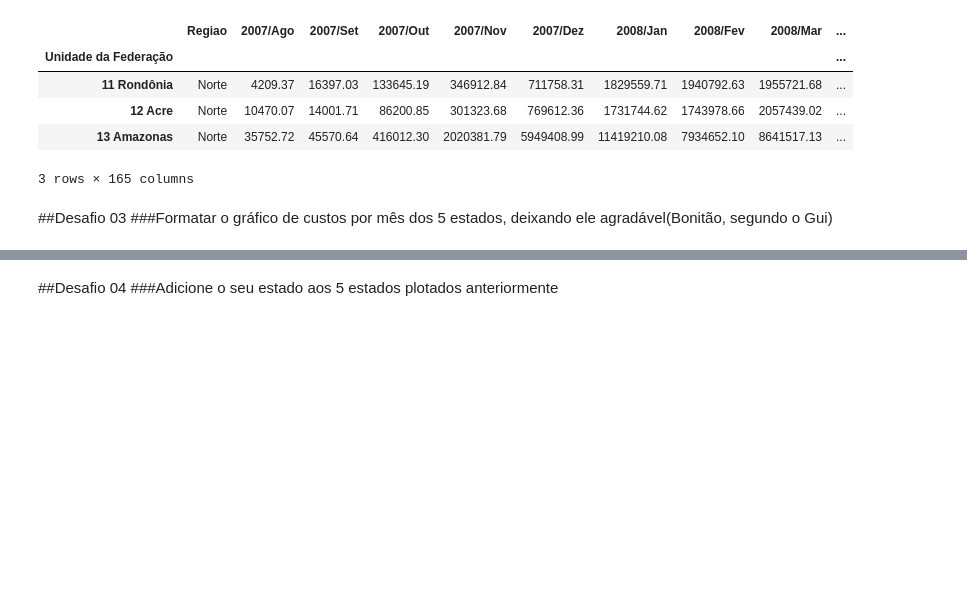
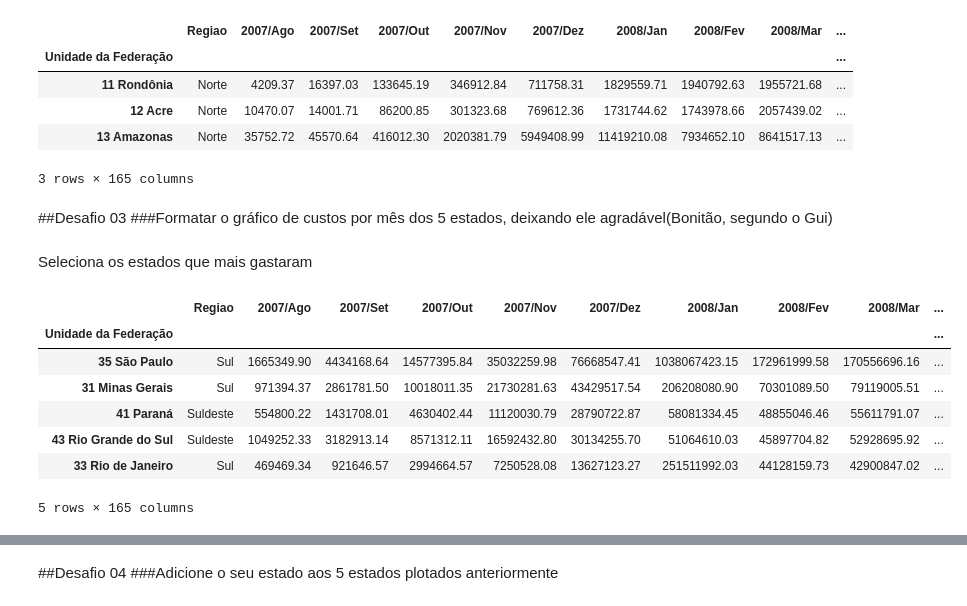
Before and after one commit to BrSiqueira/Bootcamp-DataScience, a Jupyter notebook: Modulo01/Modulo01_Aula_03_Desafio.ipynb, the cells around one changed output, grey strips where cells are left out. Drawn from its saved outputs; the diff is of its cells as text; code cells hidden in the pictures; blank space fills up the shorter version.

```diff
--- a/Modulo01/Modulo01_Aula_03_Desafio.ipynb
+++ b/Modulo01/Modulo01_Aula_03_Desafio.ipynb
@@ -367,4 +367,21 @@ usaveis.head(3)
 # %% [markdown]
 ##Desafio 03
 ###Formatar o gráfico de custos por mês dos 5 estados, deixando ele agradável(Bonitão, segundo o Gui)
+# %% [markdown]
+Seleciona os estados que mais gastaram
+# %%
+ordenado_total = usaveis
+ordenado_total["Total"] = ordenado_total.sum(axis=1).copy()
+ordenado_total = ordenado_total.sort_values("Total", ascending=False)
+ordenado_total = ordenado_total.drop("Total", axis=1)
+ordenado_total.head(5)
+# %% [output]
+|  | Regiao | 2007/Ago | 2007/Set | 2007/Out | 2007/Nov | 2007/Dez | 2008/Jan | 2008/Fev | 2008/Mar | ... |
+| Unidade da Federação |  |  |  |  |  |  |  |  |  | ... |
+| 35 São Paulo | Sul | 1665349.90 | 4434168.64 | 14577395.84 | 35032259.98 | 76668547.41 | 1038067423.15 | 172961999.58 | 170556696.16 | ... |
+| 31 Minas Gerais | Sul | 971394.37 | 2861781.50 | 10018011.35 | 21730281.63 | 43429517.54 | 206208080.90 | 70301089.50 | 79119005.51 | ... |
+| 41 Paraná | Suldeste | 554800.22 | 1431708.01 | 4630402.44 | 11120030.79 | 28790722.87 | 58081334.45 | 48855046.46 | 55611791.07 | ... |
+| 43 Rio Grande do Sul | Suldeste | 1049252.33 | 3182913.14 | 8571312.11 | 16592432.80 | 30134255.70 | 51064610.03 | 45897704.82 | 52928695.92 | ... |
+| 33 Rio de Janeiro | Sul | 469469.34 | 921646.57 | 2994664.57 | 7250528.08 | 13627123.27 | 251511992.03 | 44128159.73 | 42900847.02 | ... |
+5 rows × 165 columns
 # %%
```
Also changed, not shown: parts of 4 cells of this notebook.
